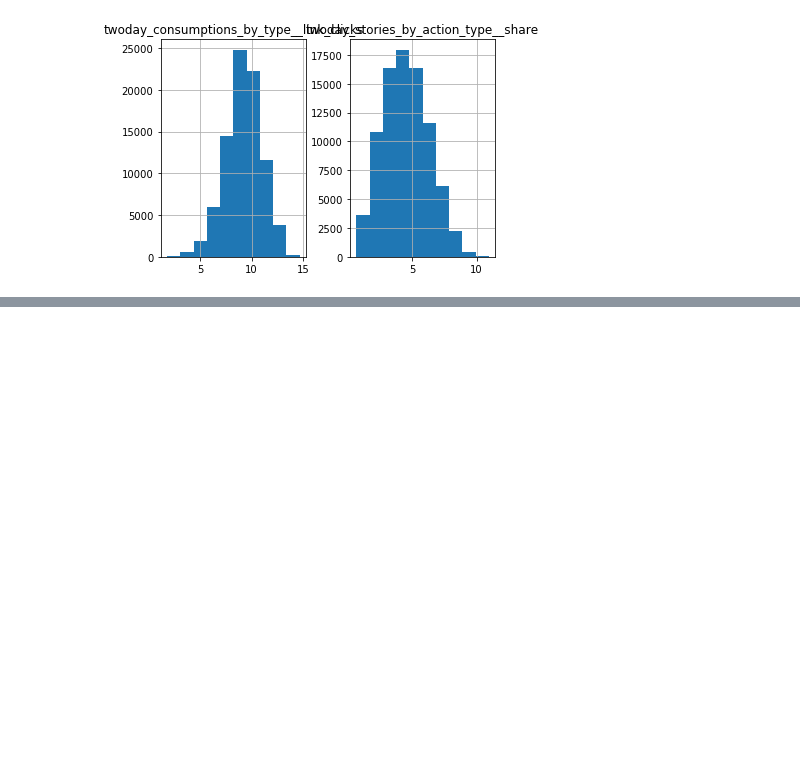
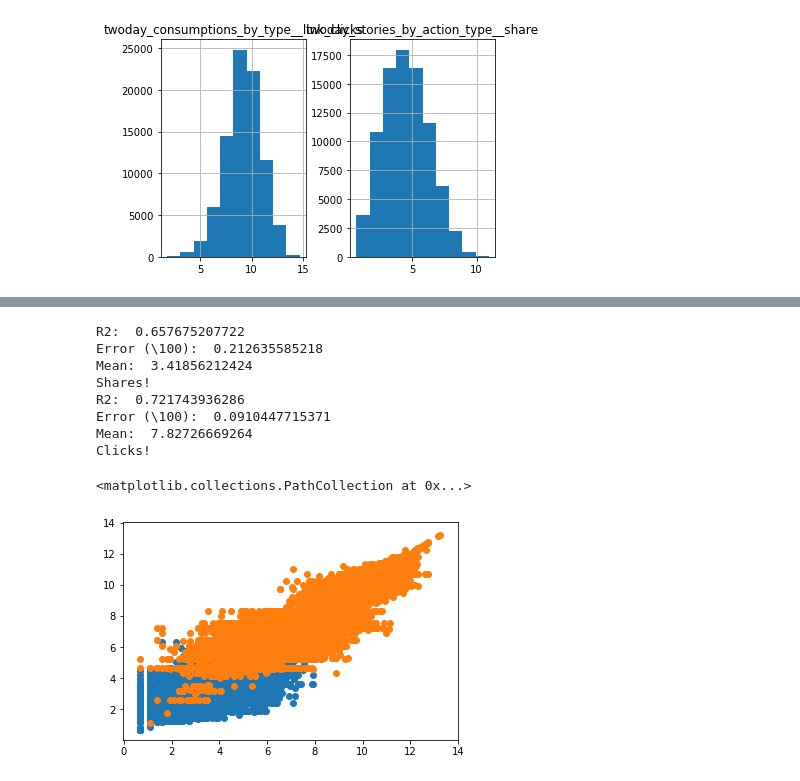
Before and after one commit to eshwarchandrasekharan/predict-pop, a Jupyter notebook: demo-links/metrics-distribution.ipynb, the cells around one changed output, grey strips where cells are left out. Saved outputs shown, nothing was run; the diff lists cells and outputs as text; code cells hidden in the pictures; blank space fills up the shorter version.

Commit message:
logscale error checks

```diff
--- a/demo-links/metrics-distribution.ipynb
+++ b/demo-links/metrics-distribution.ipynb
@@ -20,0 +215,43 @@ array([[<matplotlib.axes._subplots.AxesSubplot object at 0x...>,
+# %%
+##share
+# share_cv_y_test
+# share_cv_y_pred
+
+accuracy = metrics.r2_score(share_cv_y_test, share_cv_y_pred)
+print("R2: ", accuracy)
+error_percent = mean_absolute_error(share_cv_y_test, share_cv_y_pred)/np.mean(share_cv_y_test)
+print("Error (\\100): ", error_percent)
+print("Mean: ", np.mean(share_cv_y_test))
+########
+# accuracy = metrics.r2_score(np.exp(share_cv_y_test)-1, np.exp(share_cv_y_pred)-1)
+# print("R2: ", accuracy)
+# error_percent = mean_absolute_error(np.exp(share_cv_y_test)-1, np.exp(share_cv_y_pred)-1)/np.mean(np.exp(share_cv_y_test)-1)
+# print("Error (\\100): ", error_percent)
+# print("Mean: ", np.mean(np.exp(share_cv_y_test)-1))
+print('Shares!')
+plt.scatter(share_cv_y_test, share_cv_y_pred)
+
+accuracy = metrics.r2_score(clicks_cv_y_test, clicks_cv_y_pred)
+print("R2: ", accuracy)
+error_percent = mean_absolute_error(clicks_cv_y_test, clicks_cv_y_pred)/np.mean(clicks_cv_y_test)
+print("Error (\\100): ", error_percent)
+print("Mean: ", np.mean(clicks_cv_y_test))
+########
+# accuracy = metrics.r2_score(np.exp(share_cv_y_test)-1, np.exp(share_cv_y_pred)-1)
+# print("R2: ", accuracy)
+# error_percent = mean_absolute_error(np.exp(share_cv_y_test)-1, np.exp(share_cv_y_pred)-1)/np.mean(np.exp(share_cv_y_test)-1)
+# print("Error (\\100): ", error_percent)
+# print("Mean: ", np.mean(np.exp(share_cv_y_test)-1))
+print('Clicks!')
+plt.scatter(clicks_cv_y_test, clicks_cv_y_pred)
+# %% [output]
+R2:  0.657675207722
+Error (\100):  0.212635585218
+Mean:  3.41856212424
+Shares!
+R2:  0.721743936286
+Error (\100):  0.0910447715371
+Mean:  7.82726669264
+Clicks!
+<matplotlib.collections.PathCollection at 0x...>
+[figure, added]
```
Also changed, not shown: parts of 9 cells of this notebook, 2 other files.
